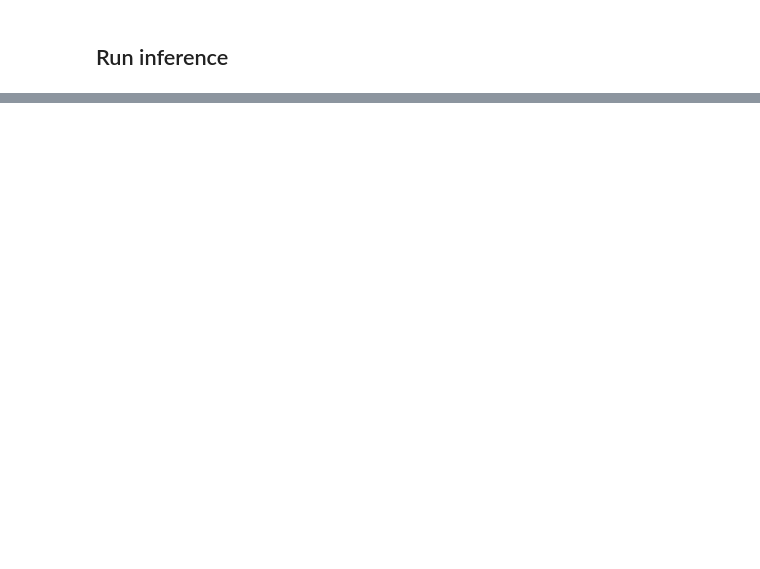
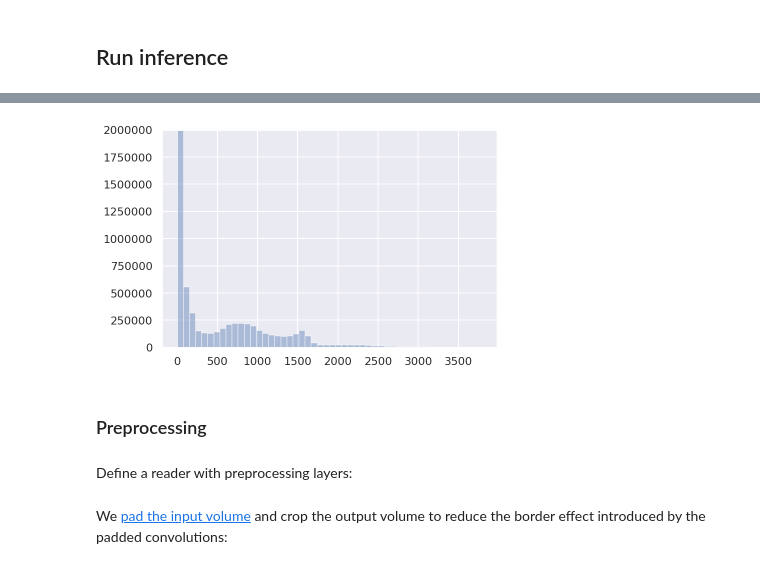
Before and after one commit to fepegar/tf2pt, a Jupyter notebook: MICCAI_2019.ipynb, the cells around one changed output, grey strips where cells are left out. Cells and saved outputs as stored; diff of their text form; code cells hidden in the pictures; blank space fills up the shorter version.

```diff
--- a/MICCAI_2019.ipynb
+++ b/MICCAI_2019.ipynb
@@ -414,0 +353,9 @@ Run inference
+# %%
+visualization.plot_histogram(image_data_dict['image'], kde=False)
+plt.ylim([0, 2e6]);
+# %% [output]
+[figure, added]
+# %% [markdown]
+### Preprocessing
+# %% [markdown]
+Define a reader with preprocessing layers:
@@ -414,0 +364,2 @@ Run inference
+# %% [markdown]
+We [pad the input volume](https://niftynet.readthedocs.io/en/dev/window_sizes.html#volume-padding-size) and crop the output volume to reduce the border effect introduced by the padded convolutions:
```
Also changed, not shown: parts of 67 cells of this notebook, 3 other files.
